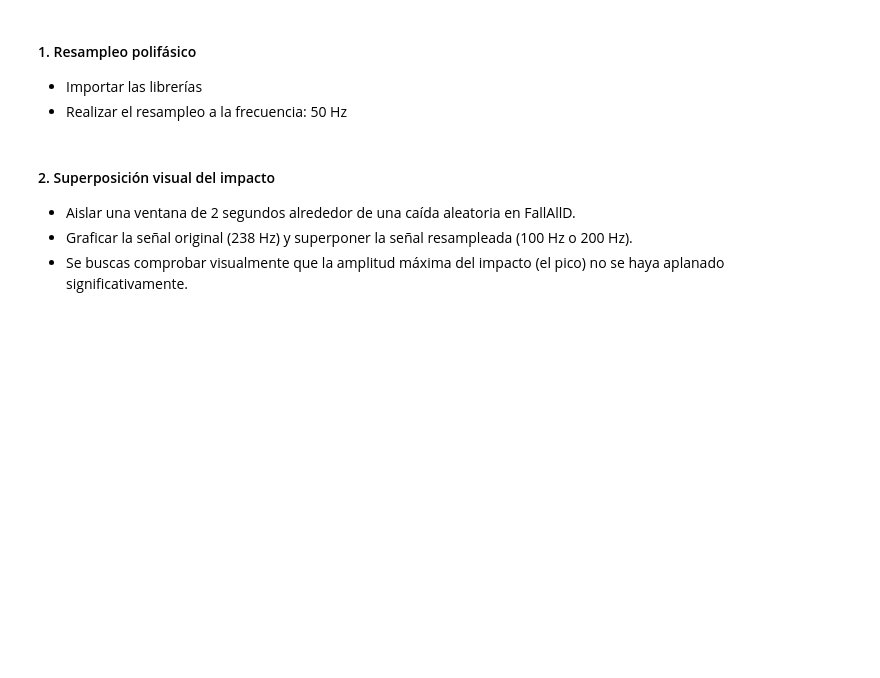
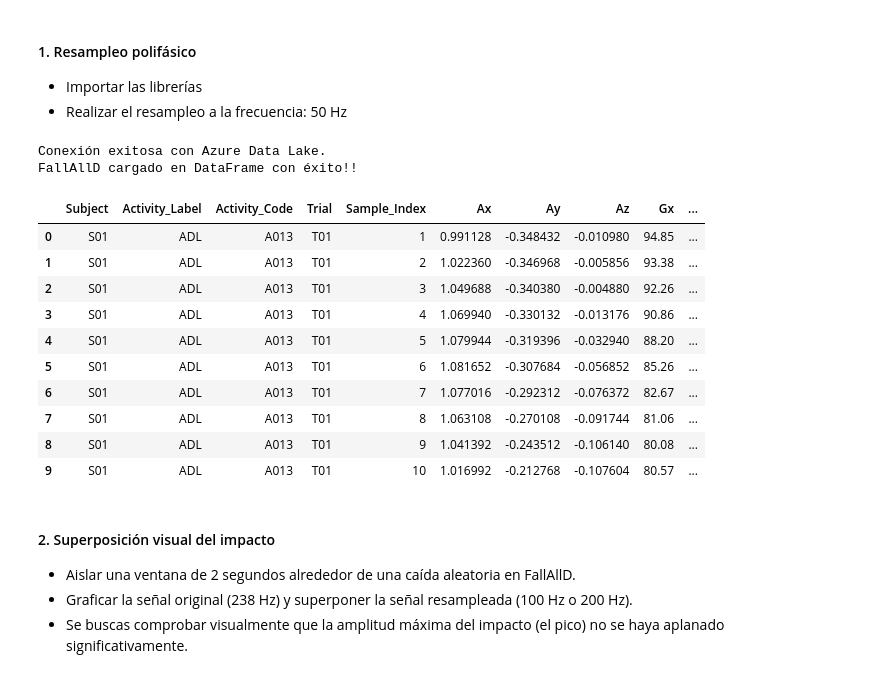
Before and after one commit to marianoInsa/dimiasa-models, a Jupyter notebook: notebooks/00-E01-Frequency-Resampling.ipynb, the cells around one changed output. Cells and saved outputs as stored; diff of their text form; code cells hidden in the pictures; blank space fills up the shorter version.

```diff
--- a/notebooks/00-E01-Frequency-Resampling.ipynb
+++ b/notebooks/00-E01-Frequency-Resampling.ipynb
@@ -43,11 +63,11 @@ import pandas as pd
 from scipy import signal
 
 # Cargar dataset desde Azure
-import pandas as pd
 from azure.storage.filedatalake import DataLakeServiceClient
 
 # Credenciales
-CONNECTION_STRING = "TU_CADENA_DE_CONEXION_AQUI"
+from google.colab import userdata
+CONNECTION_STRING = userdata.get('cadenaAzure')
 
 # Inicializar el cliente
 try:
@@ -69,6 +89,10 @@ try:
     # Cargar directamente en Pandas usando un buffer de memoria
     df_fallalld = pd.read_csv(io.BytesIO(content))
     print("FallAllD cargado en DataFrame con éxito!!")
+    df_fallalld.head()
 
 except Exception as e:
     print(f"Error en procesamiento de Capa Bronce: {e}")
+# %% [output]
+Conexión exitosa con Azure Data Lake.
+FallAllD cargado en DataFrame con éxito!!
@@ -95,3 +99,17 @@ señal_Gz_resamp = signal.resample_poly(señal_Gz, up, down)
+# %%
+df_fallalld.head(10)
+# %% [output]
+|  | Subject | Activity_Label | Activity_Code | Trial | Sample_Index | Ax | Ay | Az | Gx | ... |
+| 0 | S01 | ADL | A013 | T01 | 1 | 0.991128 | -0.348432 | -0.010980 | 94.85 | ... |
+| 1 | S01 | ADL | A013 | T01 | 2 | 1.022360 | -0.346968 | -0.005856 | 93.38 | ... |
+| 2 | S01 | ADL | A013 | T01 | 3 | 1.049688 | -0.340380 | -0.004880 | 92.26 | ... |
+| 3 | S01 | ADL | A013 | T01 | 4 | 1.069940 | -0.330132 | -0.013176 | 90.86 | ... |
+| 4 | S01 | ADL | A013 | T01 | 5 | 1.079944 | -0.319396 | -0.032940 | 88.20 | ... |
+| 5 | S01 | ADL | A013 | T01 | 6 | 1.081652 | -0.307684 | -0.056852 | 85.26 | ... |
+| 6 | S01 | ADL | A013 | T01 | 7 | 1.077016 | -0.292312 | -0.076372 | 82.67 | ... |
+| 7 | S01 | ADL | A013 | T01 | 8 | 1.063108 | -0.270108 | -0.091744 | 81.06 | ... |
+| 8 | S01 | ADL | A013 | T01 | 9 | 1.041392 | -0.243512 | -0.106140 | 80.08 | ... |
+| 9 | S01 | ADL | A013 | T01 | 10 | 1.016992 | -0.212768 | -0.107604 | 80.57 | ... |
 # %% [markdown]
 #### 2. Superposición visual del impacto
 * Aislar una ventana de 2 segundos alrededor de una caída aleatoria en FallAllD.
```
Also changed, not shown: parts of 12 cells of this notebook.
